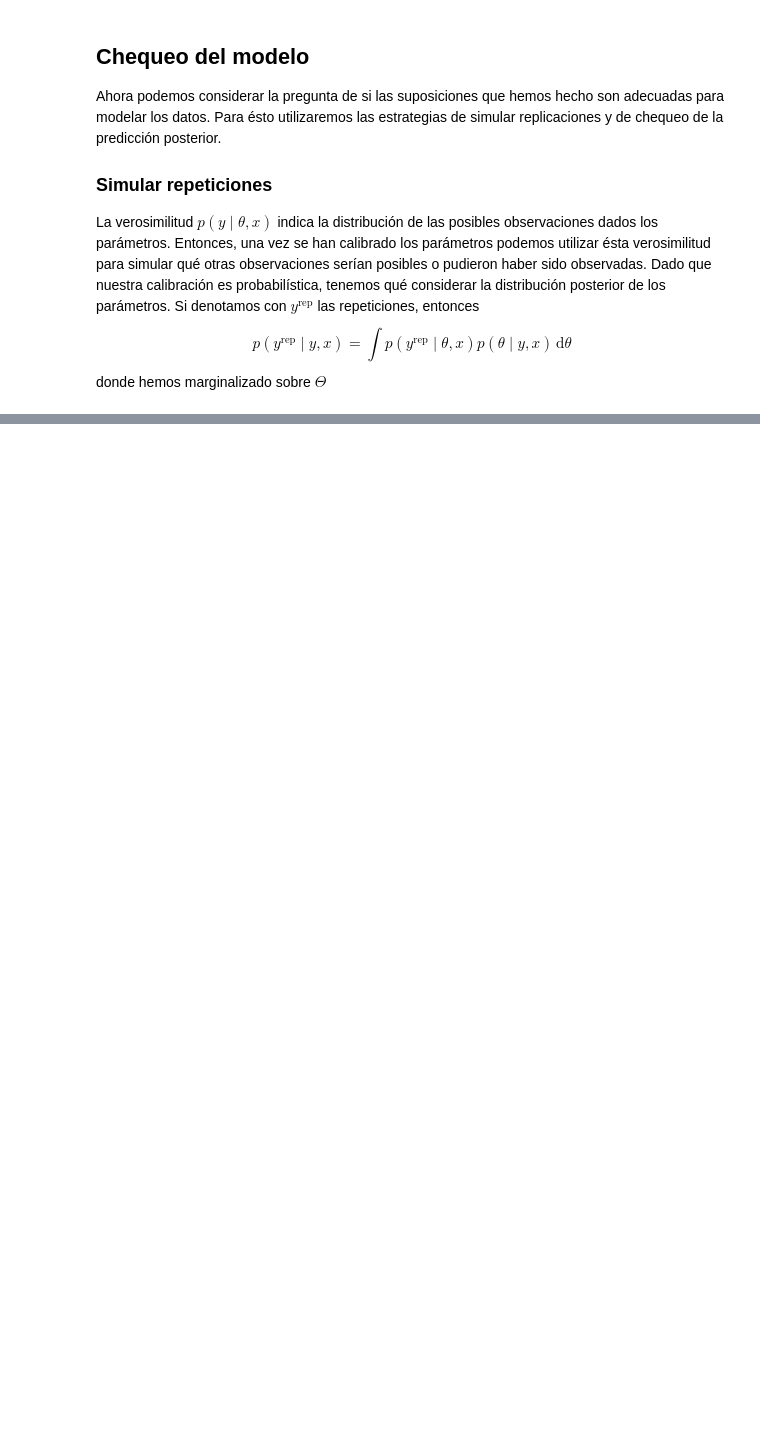
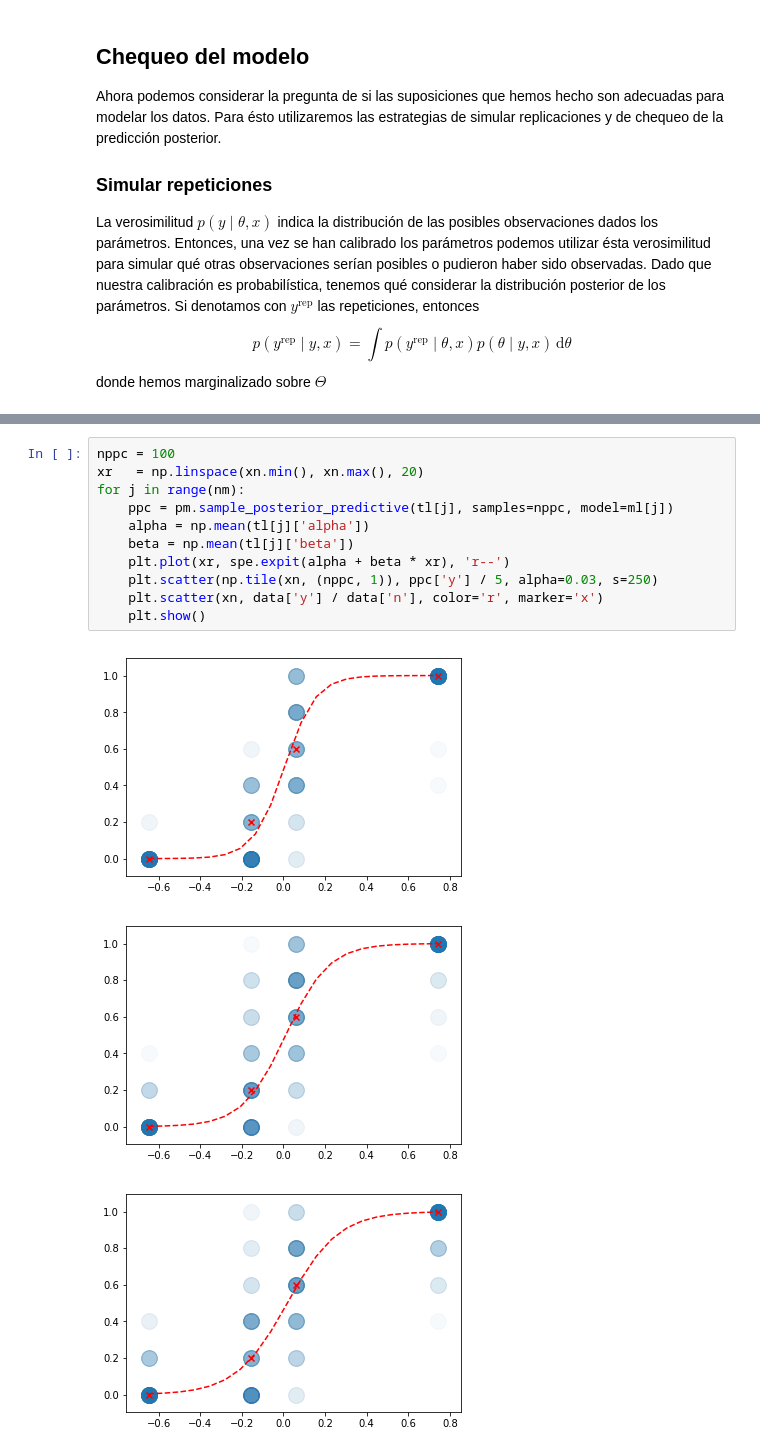
Before and after one commit to Narenman/AnalisisBayesiano, a Jupyter notebook: notebooks/bioassay-mc-me.ipynb, the cells around one changed output, grey strips where cells are left out. Drawn from its saved outputs; the diff is of its cells as text; blank space fills up the shorter version.

```diff
--- a/notebooks/bioassay-mc-me.ipynb
+++ b/notebooks/bioassay-mc-me.ipynb
@@ -145,0 +134,15 @@ pm.compare({m1:t1, m2:t2, m3:t3}, ic='WAIC')
+# %%
+nppc = 100
+xr   = np.linspace(xn.min(), xn.max(), 20)
+for j in range(nm):
+    ppc = pm.sample_posterior_predictive(tl[j], samples=nppc, model=ml[j])
+    alpha = np.mean(tl[j]['alpha'])
+    beta = np.mean(tl[j]['beta'])
+    plt.plot(xr, spe.expit(alpha + beta * xr), 'r--')
+    plt.scatter(np.tile(xn, (nppc, 1)), ppc['y'] / 5, alpha=0.03, s=250)
+    plt.scatter(xn, data['y'] / data['n'], color='r', marker='x')
+    plt.show()
+# %% [output]
+[figure, added]
+[figure, added]
+[figure, added]
```
Also changed, not shown: parts of 13 cells of this notebook.
